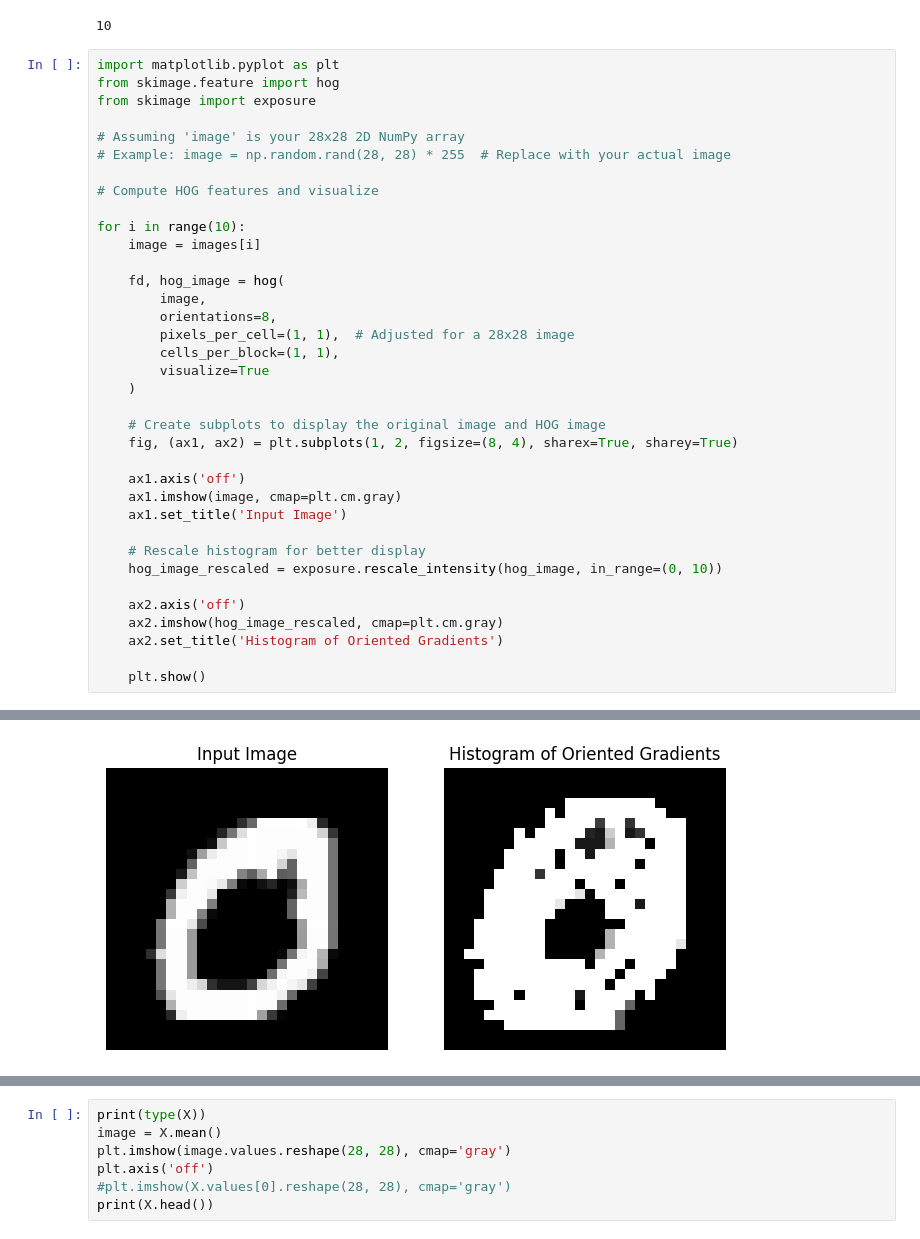
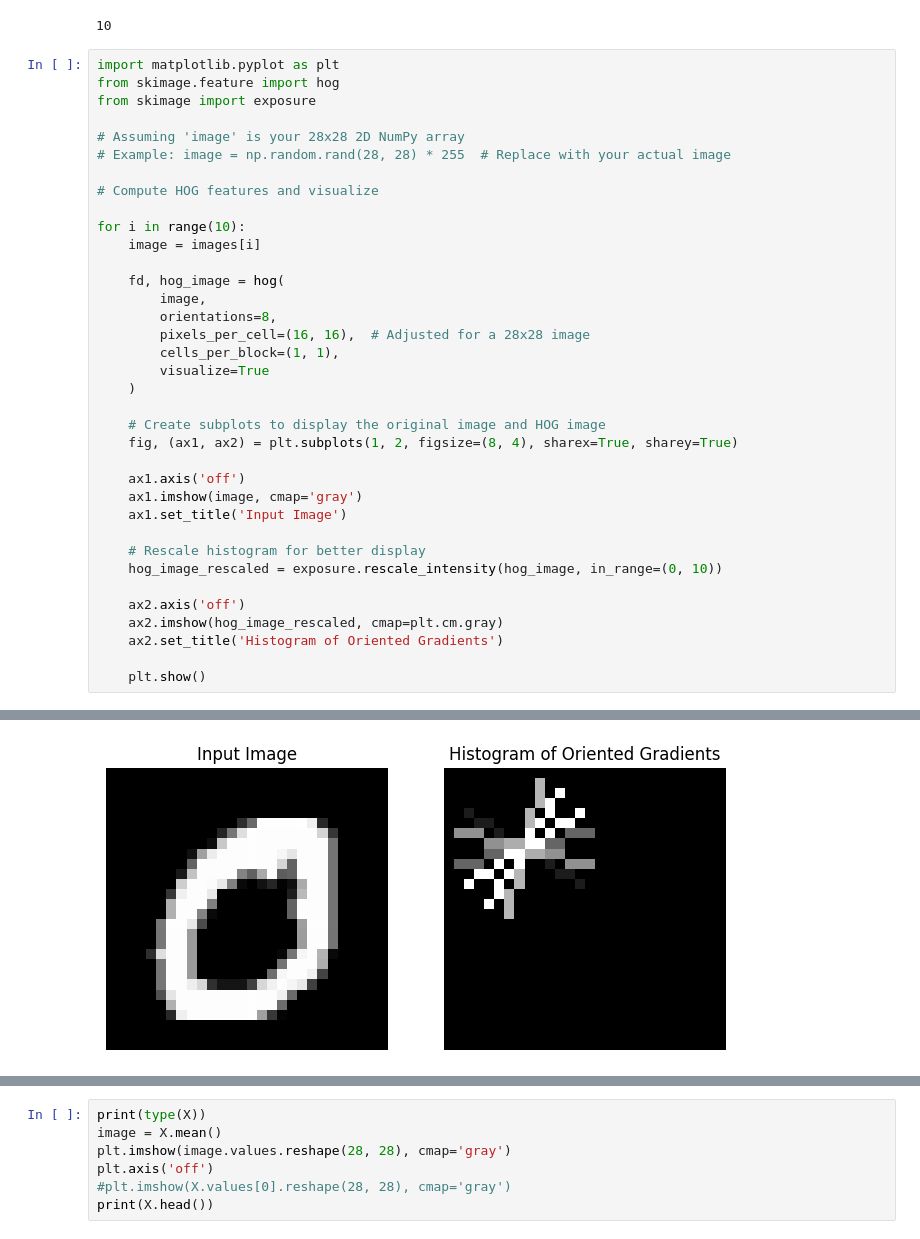
Before and after one commit to Iman9mo/ML-project2, a Jupyter notebook: project2.ipynb, the cells around one changed output, grey strips where cells are left out. Cells and saved outputs as stored; diff of their text form.

```diff
--- a/project2.ipynb
+++ b/project2.ipynb
@@ -185,7 +185,7 @@ for i in range(10):
     fd, hog_image = hog(
         image,
         orientations=8,
-        pixels_per_cell=(1, 1),  # Adjusted for a 28x28 image
+        pixels_per_cell=(16, 16),  # Adjusted for a 28x28 image
         cells_per_block=(1, 1),
         visualize=True
     )
@@ -194,7 +194,7 @@ for i in range(10):
     fig, (ax1, ax2) = plt.subplots(1, 2, figsize=(8, 4), sharex=True, sharey=True)
 
     ax1.axis('off')
-    ax1.imshow(image, cmap=plt.cm.gray)
+    ax1.imshow(image, cmap='gray')
     ax1.set_title('Input Image')
 
     # Rescale histogram for better display
@@ -210 +210 @@ for i in range(10):
-[figure, old version]
+[figure, new version]
```
Also changed, not shown: parts of 3 cells of this notebook.
